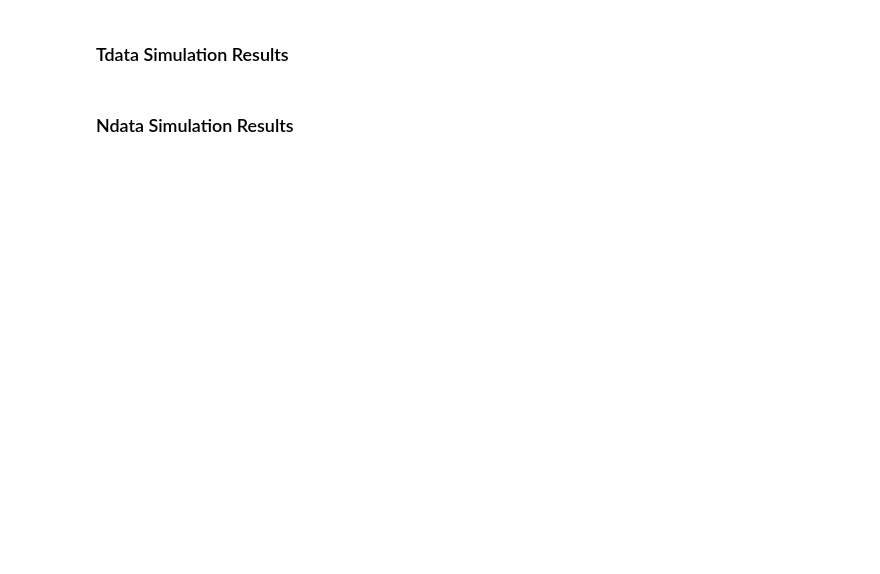
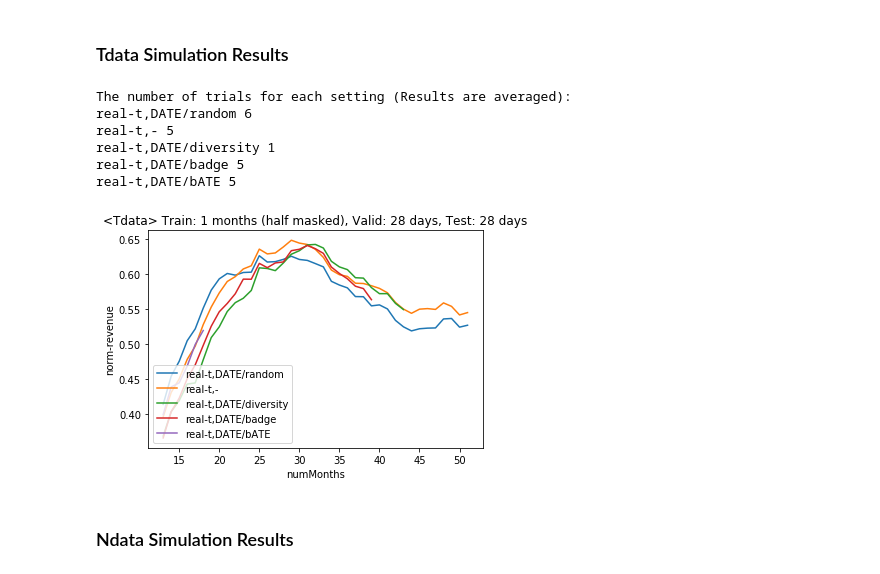
Before and after one commit to Seondong/Customs-Fraud-Detection, a Jupyter notebook: analysis.ipynb, the cells around one changed output. Saved outputs shown, nothing was run; the diff lists cells and outputs as text; code cells hidden in the pictures; blank space fills up the shorter version.

```diff
--- a/analysis.ipynb
+++ b/analysis.ipynb
@@ -88,21 +102,30 @@ plt.close()
 # %%
 plt.figure()
 result_one_dataset = [key for key in full_results.keys() if 'real-t' in key]
 print('The number of trials for each setting (Results are averaged):')
 for key in result_one_dataset:
     print(key, len(full_results[key]))
     avg_result = pd.concat([*full_results[key]], axis=1).mean(axis=1)
     plt.plot(avg_result.index, avg_result, label=key)
 
-# printing test_illicit_rate
-tir = pd.read_csv(list2[-1])['test_illicit_rate'].rolling(window=7).mean()
-plt.plot(tir.index, tir, label='Test illicit rate (ref)')
+# # printing test_illicit_rate
+# tir = pd.read_csv(list2[-1])['test_illicit_rate'].rolling(window=7).mean()
+# plt.plot(tir.index, tir, label='Test illicit rate (ref)')
 
-plt.legend(loc='upper left')
+plt.title('<Tdata> Train: 1 months (half masked), Valid: 28 days, Test: 28 days')
+plt.legend(loc='lower left')
 plt.ylabel(var)
-plt.xlabel('numWeeks')
+plt.xlabel('numMonths')
 plt.show()
 plt.close()
+# %% [output]
+The number of trials for each setting (Results are averaged):
+real-t,DATE/random 6
+real-t,- 5
+real-t,DATE/diversity 1
+real-t,DATE/badge 5
+real-t,DATE/bATE 5
+[figure, added]
 # %% [markdown]
 ### Ndata Simulation Results
 # %%
```
Also changed, not shown: parts of 12 cells of this notebook, 5 other files.
